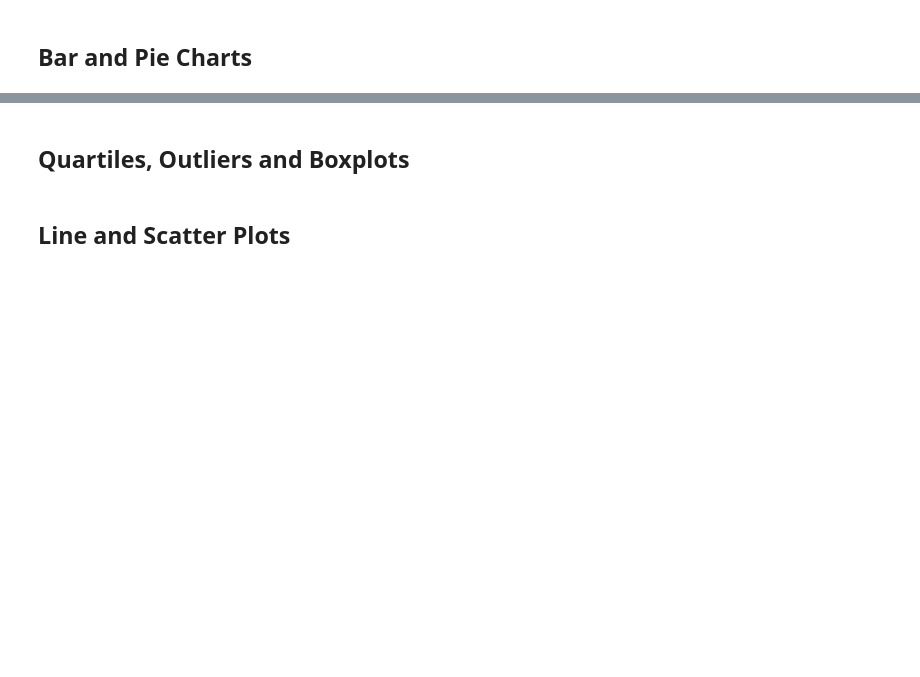
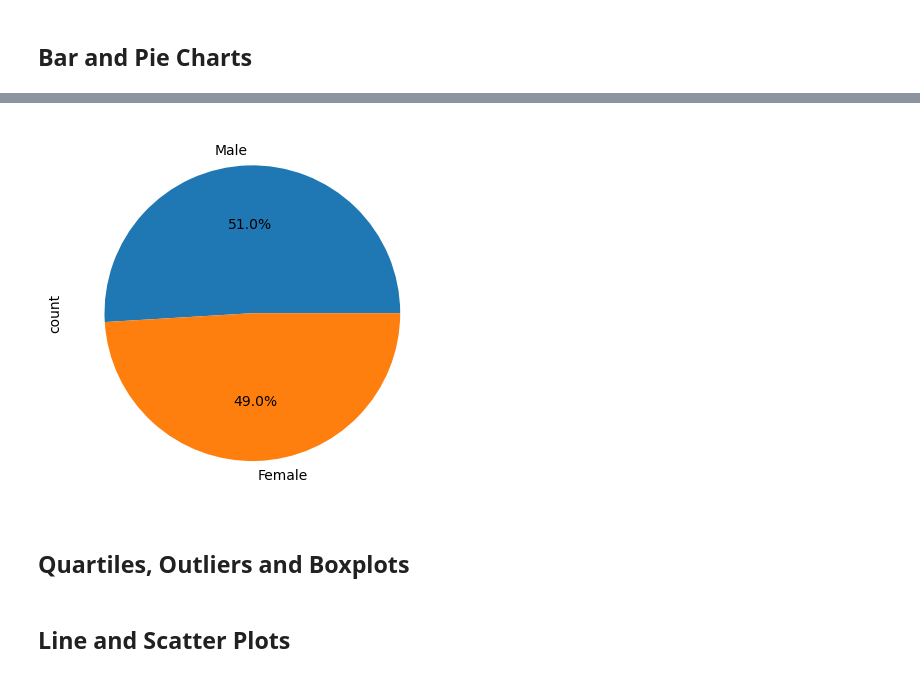
Before and after one commit to singhashishpal/Matplotlib-challenge, a Jupyter notebook: Pymaceuticals/pymaceuticals_starter.ipynb, the cells around one changed output, grey strips where cells are left out. Drawn from its saved outputs; the diff is of its cells as text; code cells hidden in the pictures; blank space fills up the shorter version.

```diff
--- a/Pymaceuticals/pymaceuticals_starter.ipynb
+++ b/Pymaceuticals/pymaceuticals_starter.ipynb
@@ -138,10 +181,16 @@ drug_regimen
 # %%
 # Generate a pie chart, using Pandas, showing the distribution of unique female versus male mice used in the study
+mice_sex = unique_mice['Sex']                                                       # Finding out the sex of the mice
 
-# Get the unique mice with their gender
-
+# Get the value counts of mice with their gender
+unique_mice_sex = mice_sex.value_counts()
 
 # Make the pie chart
+labels = ['Male', 'Female']
+unique_mice_sex.plot(y = mice_sex, labels = labels, kind = 'pie', autopct= "%1.1f%%")
+plt.show()
+# %% [output]
+[figure, added]
 # %%
 # Generate a pie chart, using pyplot, showing the distribution of unique female versus male mice used in the study
 
```
Also changed, not shown: parts of 7 cells of this notebook.
